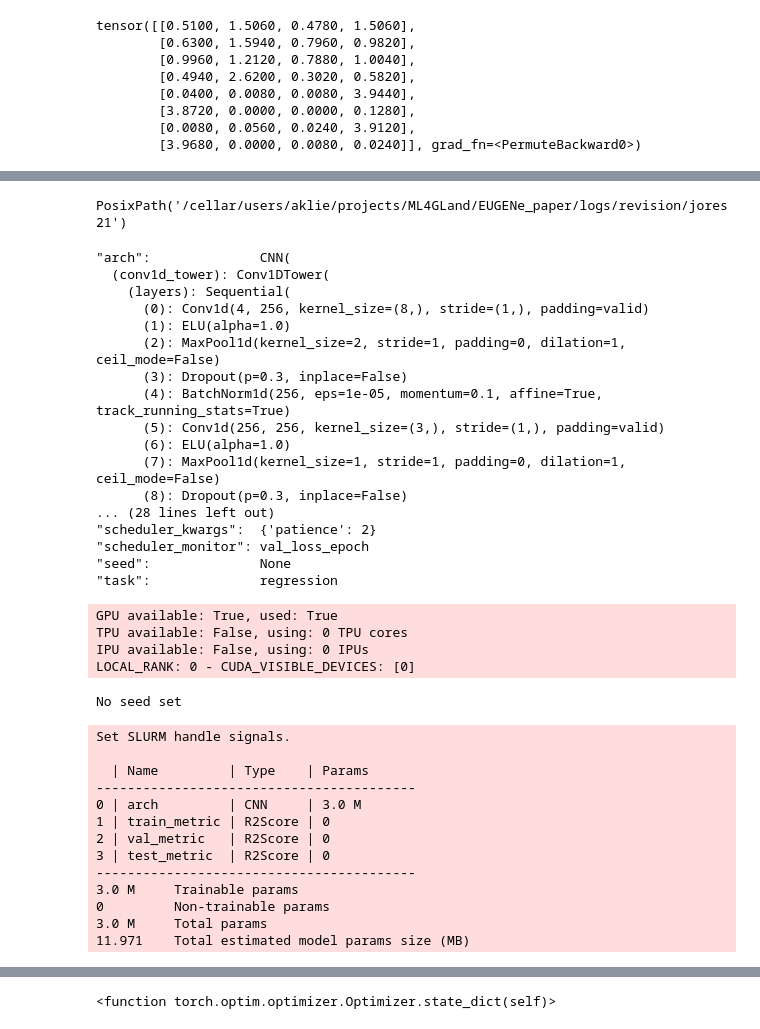
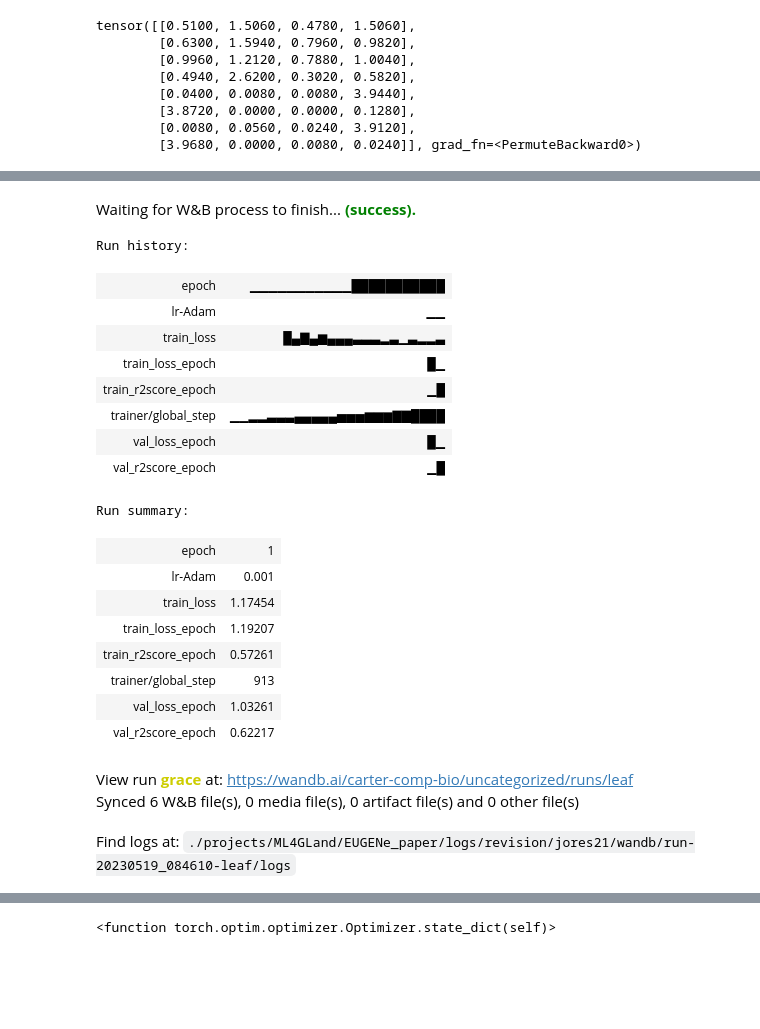
Before and after one commit to ML4GLand/EUGENe_paper, a Jupyter notebook: notebooks/jores21/jores21_training.ipynb, the cells around one changed output, grey strips where cells are left out. Drawn from its saved outputs; the diff is of its cells as text; code cells hidden in the pictures; blank space fills up the shorter version.

```diff
--- a/notebooks/jores21/jores21_training.ipynb
+++ b/notebooks/jores21/jores21_training.ipynb
@@ -153 +179,26 @@ val_sdataloader = val_sdataset.to_dataloader(batch_size=128, shuffle=False, num_
+# %%
+wandb.finish()
+# %% [output]
+Waiting for W&B process to finish... (success).
+Run history:
+| epoch | ▁▁▁▁▁▁▁▁▁▁▁███████████ |
+| lr-Adam | ▁▁ |
+| train_loss | █▄▇▄▆▄▄▄▃▃▃▂▃▁▃▂▂▃ |
+| train_loss_epoch | █▁ |
+| train_r2score_epoch | ▁█ |
+| trainer/global_step | ▁▁▂▂▃▃▃▄▄▄▄▄▅▅▅▆▆▆▇▇████ |
+| val_loss_epoch | █▁ |
+| val_r2score_epoch | ▁█ |
+Run summary:
+| epoch | 1 |
+| lr-Adam | 0.001 |
+| train_loss | 1.17454 |
+| train_loss_epoch | 1.19207 |
+| train_r2score_epoch | 0.57261 |
+| trainer/global_step | 913 |
+| val_loss_epoch | 1.03261 |
+| val_r2score_epoch | 0.62217 |
+View run grace at: https://wandb.ai/carter-comp-bio/uncategorized/runs/leaf
+Synced 6 W&B file(s), 0 media file(s), 0 artifact file(s) and 0 other file(s)
+Find logs at: ./projects/ML4GLand/EUGENe_paper/logs/revision/jores21/wandb/run-20230519_084610-leaf/logs
 # %%
@@ -155,55 +205,0 @@ from eugene import train
-# %%
-settings.logging_dir
-# %% [output]
-PosixPath('/cellar/users/aklie/projects/ML4GLand/EUGENe_paper/logs/revision/jores21')
-# %%
-model.hparams
-# %% [output]
-"arch":              CNN(
-  (conv1d_tower): Conv1DTower(
-    (layers): Sequential(
-      (0): Conv1d(4, 256, kernel_size=(8,), stride=(1,), padding=valid)
-      (1): ELU(alpha=1.0)
-      (2): MaxPool1d(kernel_size=2, stride=1, padding=0, dilation=1, ceil_mode=False)
-      (3): Dropout(p=0.3, inplace=False)
-      (4): BatchNorm1d(256, eps=1e-05, momentum=0.1, affine=True, track_running_stats=True)
-      (5): Conv1d(256, 256, kernel_size=(3,), stride=(1,), padding=valid)
-      (6): ELU(alpha=1.0)
-      (7): MaxPool1d(kernel_size=1, stride=1, padding=0, dilation=1, ceil_mode=False)
-      (8): Dropout(p=0.3, inplace=False)
-... (28 lines left out)
-"scheduler_kwargs":  {'patience': 2}
-"scheduler_monitor": val_loss_epoch
-"seed":              None
-"task":              regression
-# %%
-train.fit(
-    model=model,
-    train_dataloader=train_sdataloader,
-    val_dataloader=val_sdataloader,
-    gpus=1,
-    epochs=50,
-    logger="tensorboard",
-    log_dir=settings.logging_dir,
-    name="grace",
-    version="leaf"
-)
-# %% [output]
-GPU available: True, used: True
-TPU available: False, using: 0 TPU cores
-IPU available: False, using: 0 IPUs
-LOCAL_RANK: 0 - CUDA_VISIBLE_DEVICES: [0]
-No seed set
-Set SLURM handle signals.
-
-  | Name         | Type    | Params
------------------------------------------
-0 | arch         | CNN     | 3.0 M
-1 | train_metric | R2Score | 0
-2 | val_metric   | R2Score | 0
-3 | test_metric  | R2Score | 0
------------------------------------------
-3.0 M     Trainable params
-0         Non-trainable params
-3.0 M     Total params
-11.971    Total estimated model params size (MB)
```
Also changed, not shown: parts of 16 cells of this notebook, 1 other file.
